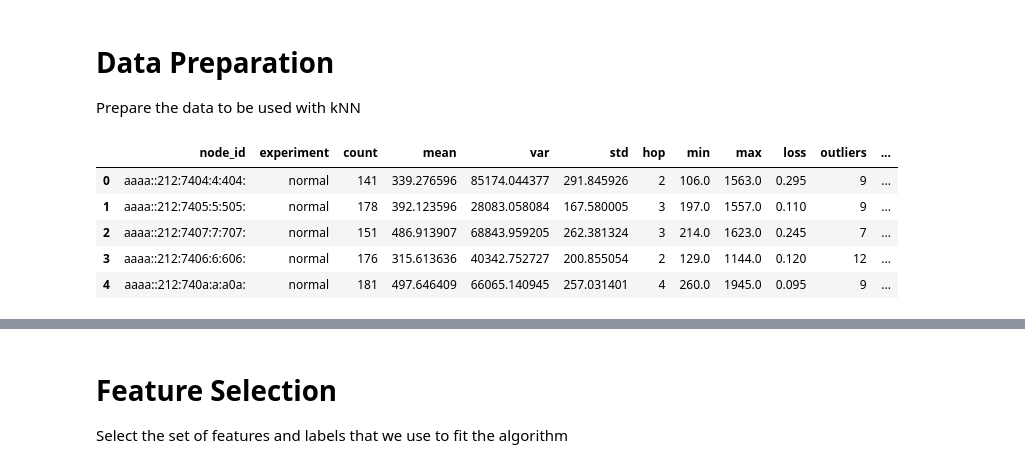
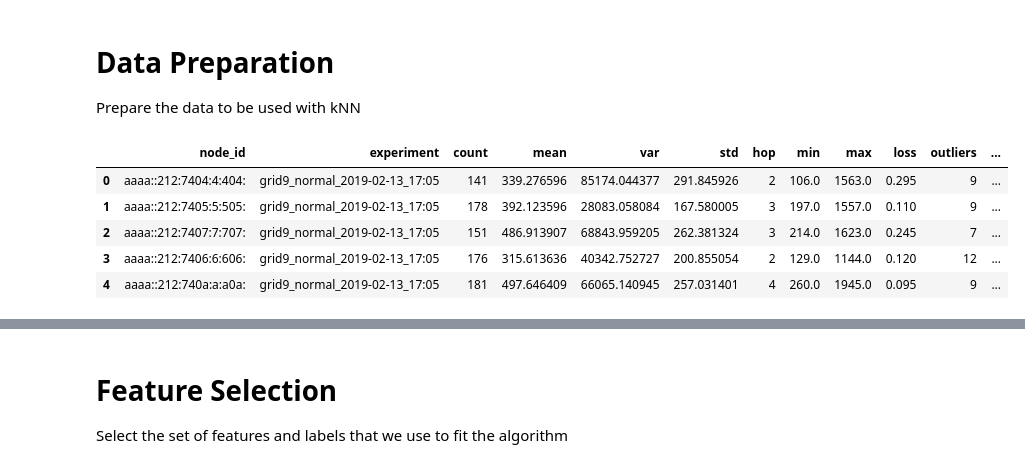
Before and after one commit to ichatz/iot-netprofiler, a Jupyter notebook: cooja3-9nodes/3 Classes Classification.ipynb, the cells around one changed output, grey strips where cells are left out. Cells and saved outputs as stored; diff of their text form; code cells hidden in the pictures.

```diff
--- a/cooja3-9nodes/3 Classes Classification.ipynb
+++ b/cooja3-9nodes/3 Classes Classification.ipynb
@@ -46,39 +46,39 @@ win_100_stats = None
 
 for row in plots:
     label = 'Normal'
-    experiment = row[1].split('_')[1]
+    experiment = row[1]
 
     # Assign a label
     if row[1].find('gh') >= 0:
         label = 'Gray Hole'
     elif row[1].find('bh') >= 0:
         label = 'Black Hole'
     nodes, packets_node = trace_analysis.process_cooja2_traces(row[0], row[1])
 
     # Update stats
     if stats is None:
         stats = trace_statistics.compute_labeled_statistics(nodes, packets_node, label, experiment)
         win_25_stats = trace_statistics.compute_window_labeled_statistics(nodes, packets_node, label, experiment, 25)
         win_50_stats = trace_statistics.compute_window_labeled_statistics(nodes, packets_node, label, experiment, 50)
         win_100_stats = trace_statistics.compute_window_labeled_statistics(nodes, packets_node, label, experiment, 100)
     else:
         stats = pd.concat([stats, trace_statistics.compute_labeled_statistics(nodes, packets_node, label, experiment)])
         win_25_stats = pd.concat([win_25_stats, trace_statistics.compute_window_labeled_statistics(nodes, packets_node, label, experiment, 25)])
         win_50_stats = pd.concat([win_50_stats, trace_statistics.compute_window_labeled_statistics(nodes, packets_node, label, experiment, 50)])
         win_100_stats = pd.concat([win_100_stats, trace_statistics.compute_window_labeled_statistics(nodes, packets_node, label, experiment, 100)])
 
 stats = stats.reset_index(drop=True)
 win_25_stats = win_25_stats.reset_index(drop=True)
 win_50_stats = win_50_stats.reset_index(drop=True)
 win_100_stats = win_100_stats.reset_index(drop=True)
 
 # Create a dictionary containing all the statistics for each trace size
 trace_stats = {200: stats, 25: win_25_stats, 50: win_50_stats, 100: win_100_stats}
 stats.head(5)
 # %% [output]
 |  | node_id | experiment | count | mean | var | std | hop | min | max | loss | outliers | ... |
-| 0 | aaaa::212:7404:4:404: | normal | 141 | 339.276596 | 85174.044377 | 291.845926 | 2 | 106.0 | 1563.0 | 0.295 | 9 | ... |
-| 1 | aaaa::212:7405:5:505: | normal | 178 | 392.123596 | 28083.058084 | 167.580005 | 3 | 197.0 | 1557.0 | 0.110 | 9 | ... |
-| 2 | aaaa::212:7407:7:707: | normal | 151 | 486.913907 | 68843.959205 | 262.381324 | 3 | 214.0 | 1623.0 | 0.245 | 7 | ... |
-| 3 | aaaa::212:7406:6:606: | normal | 176 | 315.613636 | 40342.752727 | 200.855054 | 2 | 129.0 | 1144.0 | 0.120 | 12 | ... |
-| 4 | aaaa::212:740a:a:a0a: | normal | 181 | 497.646409 | 66065.140945 | 257.031401 | 4 | 260.0 | 1945.0 | 0.095 | 9 | ... |
+| 0 | aaaa::212:7404:4:404: | grid9_normal_2019-02-13_17:05 | 141 | 339.276596 | 85174.044377 | 291.845926 | 2 | 106.0 | 1563.0 | 0.295 | 9 | ... |
+| 1 | aaaa::212:7405:5:505: | grid9_normal_2019-02-13_17:05 | 178 | 392.123596 | 28083.058084 | 167.580005 | 3 | 197.0 | 1557.0 | 0.110 | 9 | ... |
+| 2 | aaaa::212:7407:7:707: | grid9_normal_2019-02-13_17:05 | 151 | 486.913907 | 68843.959205 | 262.381324 | 3 | 214.0 | 1623.0 | 0.245 | 7 | ... |
+| 3 | aaaa::212:7406:6:606: | grid9_normal_2019-02-13_17:05 | 176 | 315.613636 | 40342.752727 | 200.855054 | 2 | 129.0 | 1144.0 | 0.120 | 12 | ... |
+| 4 | aaaa::212:740a:a:a0a: | grid9_normal_2019-02-13_17:05 | 181 | 497.646409 | 66065.140945 | 257.031401 | 4 | 260.0 | 1945.0 | 0.095 | 9 | ... |
```
Also changed, not shown: parts of 25 cells of this notebook, 4 other files.
